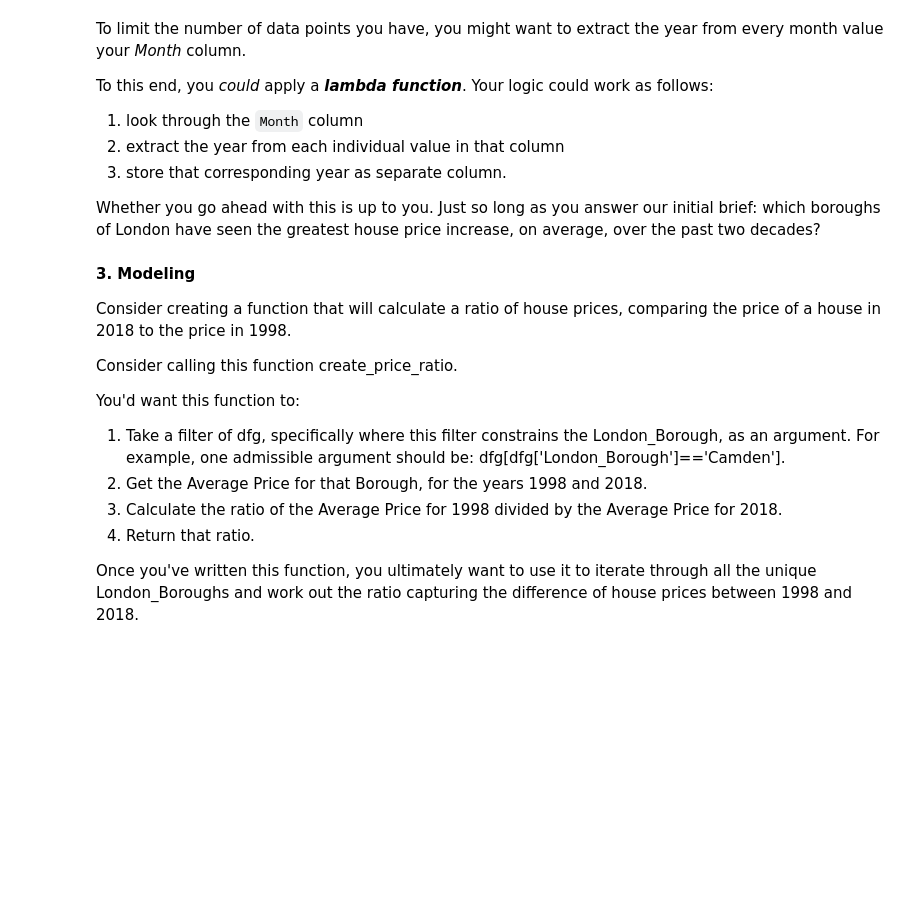
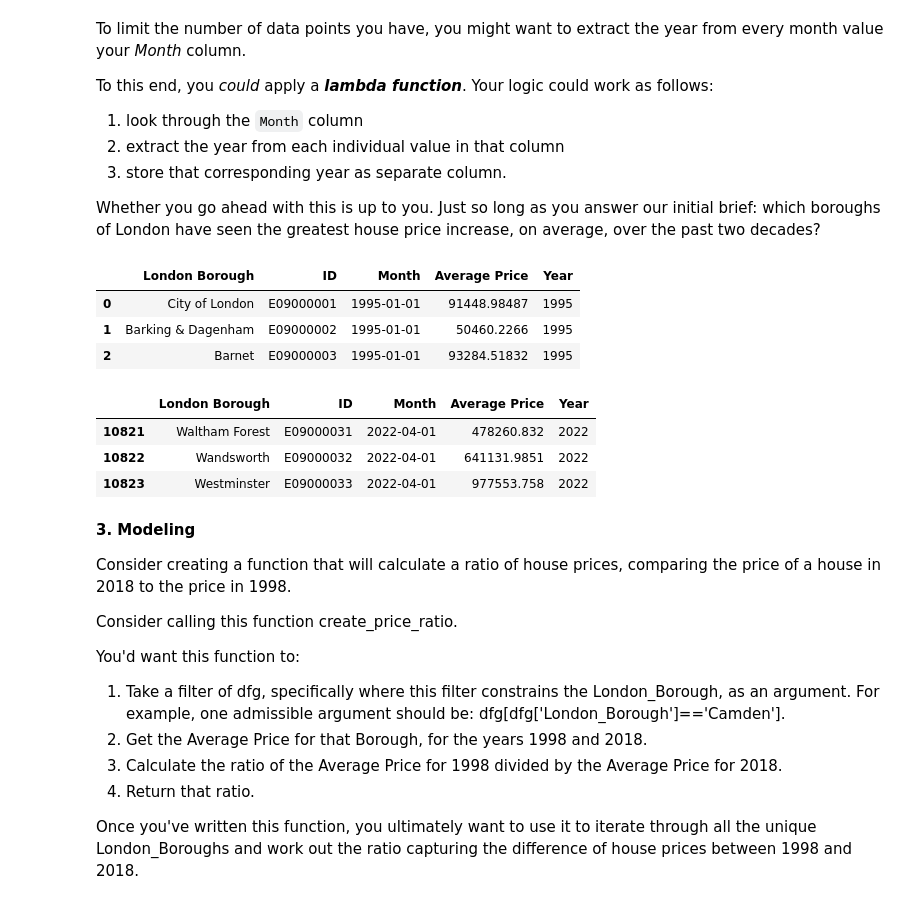
Before and after one commit to Kevin-Kwasnik/master-datasc, a Jupyter notebook: course-materials/12.3-casestudy/Unit 4 Challenge - Tier 3.ipynb, the cells around one changed output. Saved outputs shown, nothing was run; the diff lists cells and outputs as text; code cells hidden in the pictures; blank space fills up the shorter version.

```diff
--- a/course-materials/12.3-casestudy/Unit 4 Challenge - Tier 3.ipynb
+++ b/course-materials/12.3-casestudy/Unit 4 Challenge - Tier 3.ipynb
@@ -218,3 +234,17 @@ Whether you go ahead with this is up to you. Just so long as you answer our init
+# %%
+properties.head(3)
+# %% [output]
+|  | London Borough | ID | Month | Average Price | Year |
+| 0 | City of London | E09000001 | 1995-01-01 | 91448.98487 | 1995 |
+| 1 | Barking & Dagenham | E09000002 | 1995-01-01 | 50460.2266 | 1995 |
+| 2 | Barnet | E09000003 | 1995-01-01 | 93284.51832 | 1995 |
+# %%
+properties.tail(3)
+# %% [output]
+|  | London Borough | ID | Month | Average Price | Year |
+| 10821 | Waltham Forest | E09000031 | 2022-04-01 | 478260.832 | 2022 |
+| 10822 | Wandsworth | E09000032 | 2022-04-01 | 641131.9851 | 2022 |
+| 10823 | Westminster | E09000033 | 2022-04-01 | 977553.758 | 2022 |
 # %% [markdown]
 **3. Modeling**
 
```
Also changed, not shown: parts of 11 cells of this notebook.
